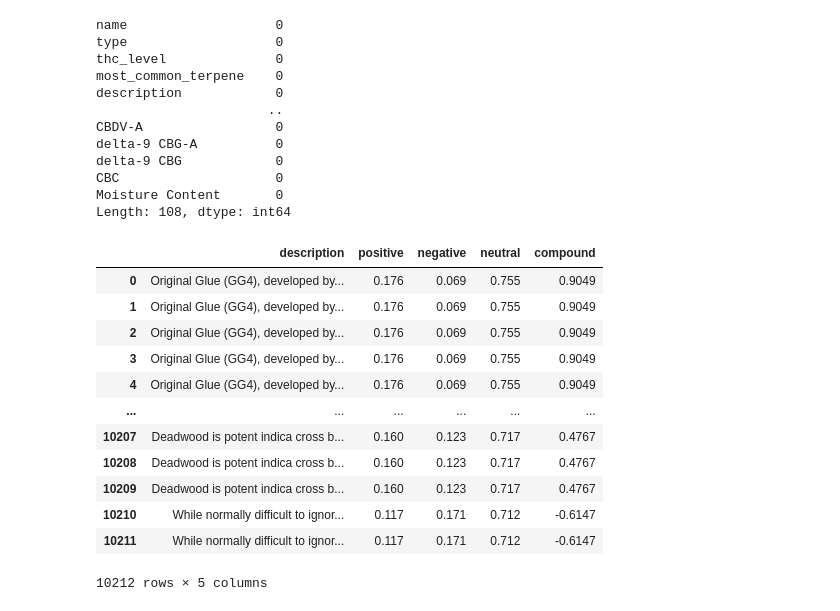
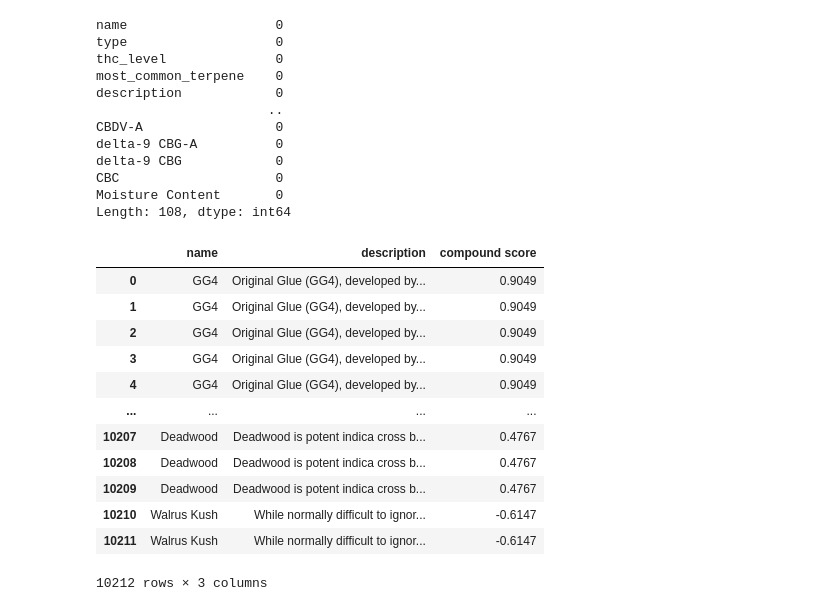
Before and after one commit to JustifiedTB/group-project-3, a Jupyter notebook: alqabaie.ipynb, the cells around one changed output. Saved outputs shown, nothing was run; the diff lists cells and outputs as text; code cells hidden in the pictures.

Commit message:
scaled columns

```diff
--- a/alqabaie.ipynb
+++ b/alqabaie.ipynb
@@ -160,34 +166,28 @@ analyzer = SentimentIntensityAnalyzer()
 # %%
 # analyzing the sentiment in the column description
 
 def analyze_sentiment(text):
-    return analyzer.polarity_scores(text)
+    sentiment = analyzer.polarity_scores(text)
+    return sentiment['compound']
 
 # applying function to description column
-merged_df['sentiment_scores'] = merged_df['description'].apply(analyze_sentiment)
+merged_df['compound score'] = merged_df['description'].apply(lambda x: analyze_sentiment(x) if pd.notnull else 0)
+
+merged_df[['name', 'description', 'compound score']]
+# %% [output]
+|  | name | description | compound score |
+| 0 | GG4 | Original Glue (GG4), developed by... | 0.9049 |
+| 1 | GG4 | Original Glue (GG4), developed by... | 0.9049 |
+| 2 | GG4 | Original Glue (GG4), developed by... | 0.9049 |
+| 3 | GG4 | Original Glue (GG4), developed by... | 0.9049 |
+| 4 | GG4 | Original Glue (GG4), developed by... | 0.9049 |
+| ... | ... | ... | ... |
+| 10207 | Deadwood | Deadwood is potent indica cross b... | 0.4767 |
+| 10208 | Deadwood | Deadwood is potent indica cross b... | 0.4767 |
+| 10209 | Deadwood | Deadwood is potent indica cross b... | 0.4767 |
+| 10210 | Walrus Kush | While normally difficult to ignor... | -0.6147 |
+| 10211 | Walrus Kush | While normally difficult to ignor... | -0.6147 |
+10212 rows × 3 columns
-# %%
-# extracting sentiment metrics into columns
-merged_df['positive'] = merged_df['sentiment_scores'].apply(lambda x: x['pos'])
-merged_df['negative'] = merged_df['sentiment_scores'].apply(lambda x: x['neg'])
-merged_df['neutral'] = merged_df['sentiment_scores'].apply(lambda x: x['neu'])
-merged_df['compound'] = merged_df['sentiment_scores'].apply(lambda x: x['compound'])
-
-
-merged_df[['description', 'positive', 'negative', 'neutral', 'compound']]
-# %% [output]
-|  | description | positive | negative | neutral | compound |
-| 0 | Original Glue (GG4), developed by... | 0.176 | 0.069 | 0.755 | 0.9049 |
-| 1 | Original Glue (GG4), developed by... | 0.176 | 0.069 | 0.755 | 0.9049 |
-| 2 | Original Glue (GG4), developed by... | 0.176 | 0.069 | 0.755 | 0.9049 |
-| 3 | Original Glue (GG4), developed by... | 0.176 | 0.069 | 0.755 | 0.9049 |
-| 4 | Original Glue (GG4), developed by... | 0.176 | 0.069 | 0.755 | 0.9049 |
-| ... | ... | ... | ... | ... | ... |
-| 10207 | Deadwood is potent indica cross b... | 0.160 | 0.123 | 0.717 | 0.4767 |
-| 10208 | Deadwood is potent indica cross b... | 0.160 | 0.123 | 0.717 | 0.4767 |
-| 10209 | Deadwood is potent indica cross b... | 0.160 | 0.123 | 0.717 | 0.4767 |
-| 10210 | While normally difficult to ignor... | 0.117 | 0.171 | 0.712 | -0.6147 |
-| 10211 | While normally difficult to ignor... | 0.117 | 0.171 | 0.712 | -0.6147 |
-10212 rows × 5 columns
 # %%
 # loading hugging face sentence transformer model
 model = SentenceTransformer('all-MiniLM-L6-v2')
```
Also changed, not shown: parts of 12 cells of this notebook.
